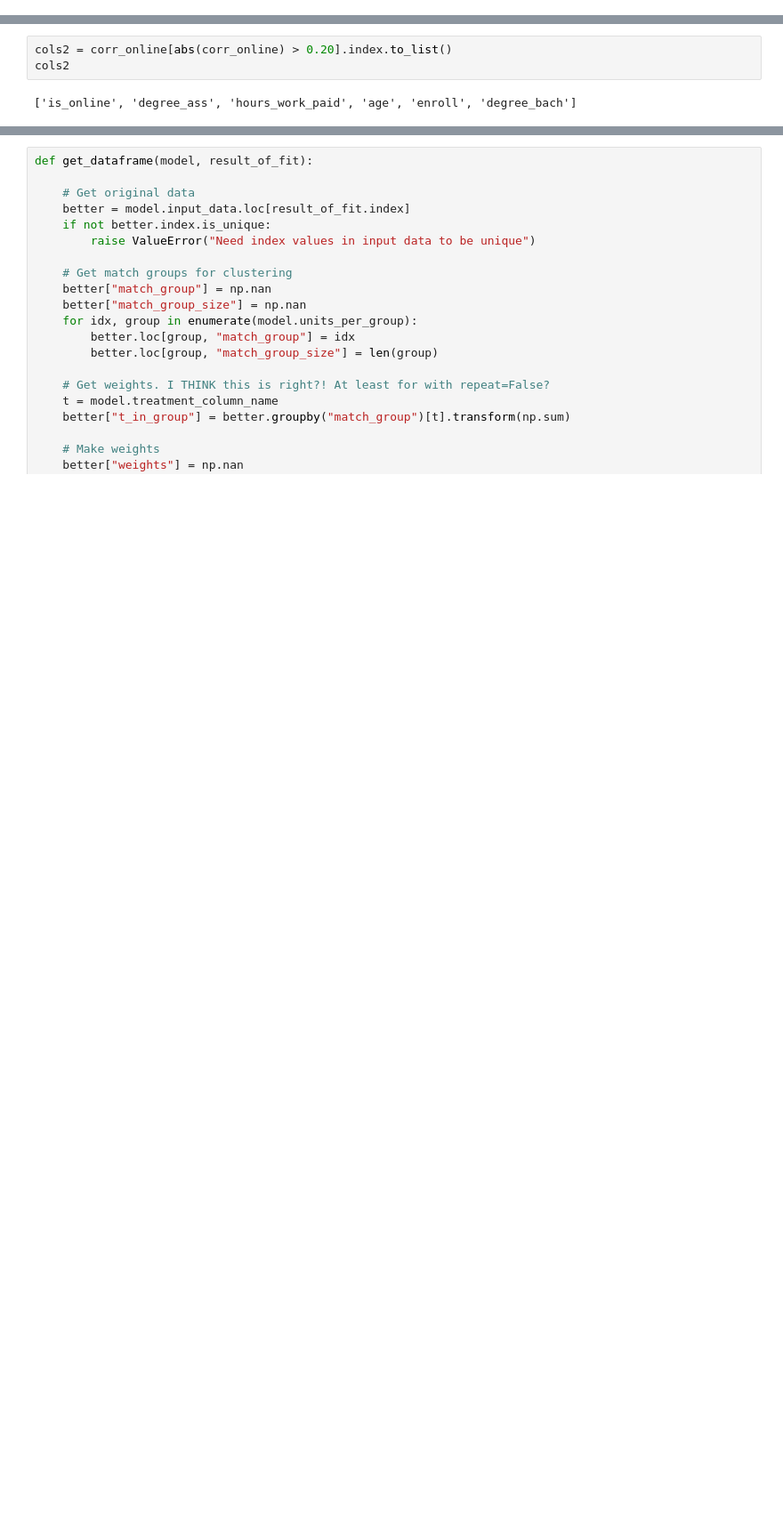
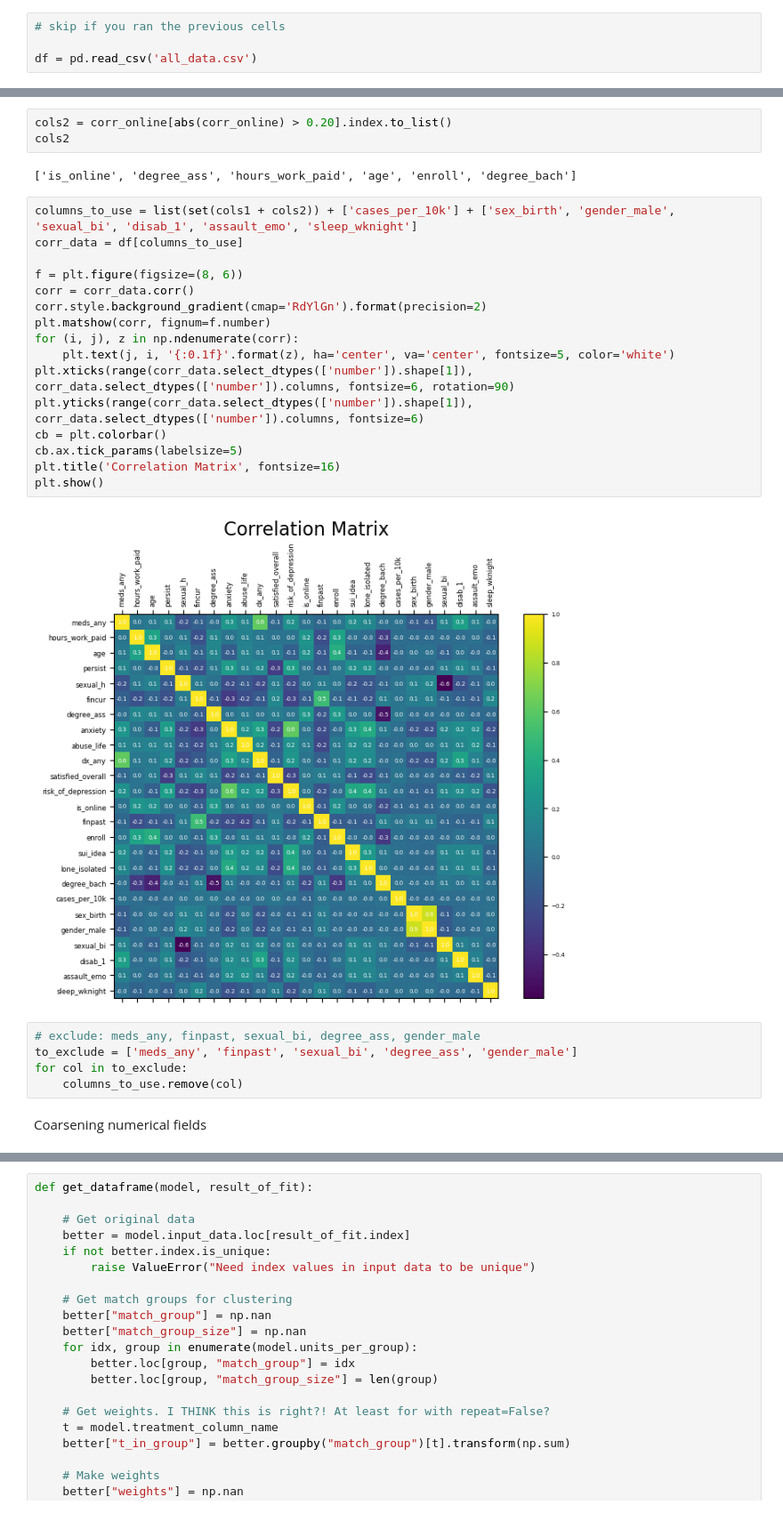
Before and after one commit to XquanL/Casual_Inference_UDS, a Jupyter notebook: 20_code/Dataprocessing_elisa.ipynb, the cells around one changed output, grey strips where cells are left out. Shown at 89% size. Cells and saved outputs as stored; diff of their text form; blank space fills up the shorter version.

Commit message:
adding updated matched data

```diff
--- a/20_code/Dataprocessing_elisa.ipynb
+++ b/20_code/Dataprocessing_elisa.ipynb
@@ -121,3 +118,7 @@ KeyError: 'covid_clsformat'
+# %%
+# skip if you ran the previous cells
+
+df = pd.read_csv('all_data.csv')
 # %%
 # convert categorical to numerical for matching
 df['positive_mental_health'] = df['positive_mental_health'].replace({"Not flourishing": 0, "Flourishing": 1})
@@ -184,3 +184,28 @@ cols2 = corr_online[abs(corr_online) > 0.20].index.to_list()
 cols2
 # %% [output]
 ['is_online', 'degree_ass', 'hours_work_paid', 'age', 'enroll', 'degree_bach']
+# %%
+columns_to_use = list(set(cols1 + cols2)) + ['cases_per_10k'] + ['sex_birth', 'gender_male', 'sexual_bi', 'disab_1', 'assault_emo', 'sleep_wknight']
+corr_data = df[columns_to_use]
+
+f = plt.figure(figsize=(8, 6))
+corr = corr_data.corr()
+corr.style.background_gradient(cmap='RdYlGn').format(precision=2)
+plt.matshow(corr, fignum=f.number)
+for (i, j), z in np.ndenumerate(corr):
+    plt.text(j, i, '{:0.1f}'.format(z), ha='center', va='center', fontsize=5, color='white')
+plt.xticks(range(corr_data.select_dtypes(['number']).shape[1]), corr_data.select_dtypes(['number']).columns, fontsize=6, rotation=90)
+plt.yticks(range(corr_data.select_dtypes(['number']).shape[1]), corr_data.select_dtypes(['number']).columns, fontsize=6)
+cb = plt.colorbar()
+cb.ax.tick_params(labelsize=5)
+plt.title('Correlation Matrix', fontsize=16)
+plt.show()
+# %% [output]
+[figure, added]
+# %%
+# exclude: meds_any, finpast, sexual_bi, degree_ass, gender_male
+to_exclude = ['meds_any', 'finpast', 'sexual_bi', 'degree_ass', 'gender_male']
+for col in to_exclude:
+    columns_to_use.remove(col)
+# %% [markdown]
+Coarsening numerical fields
```
Also changed, not shown: parts of 36 cells of this notebook, 2 other files.
